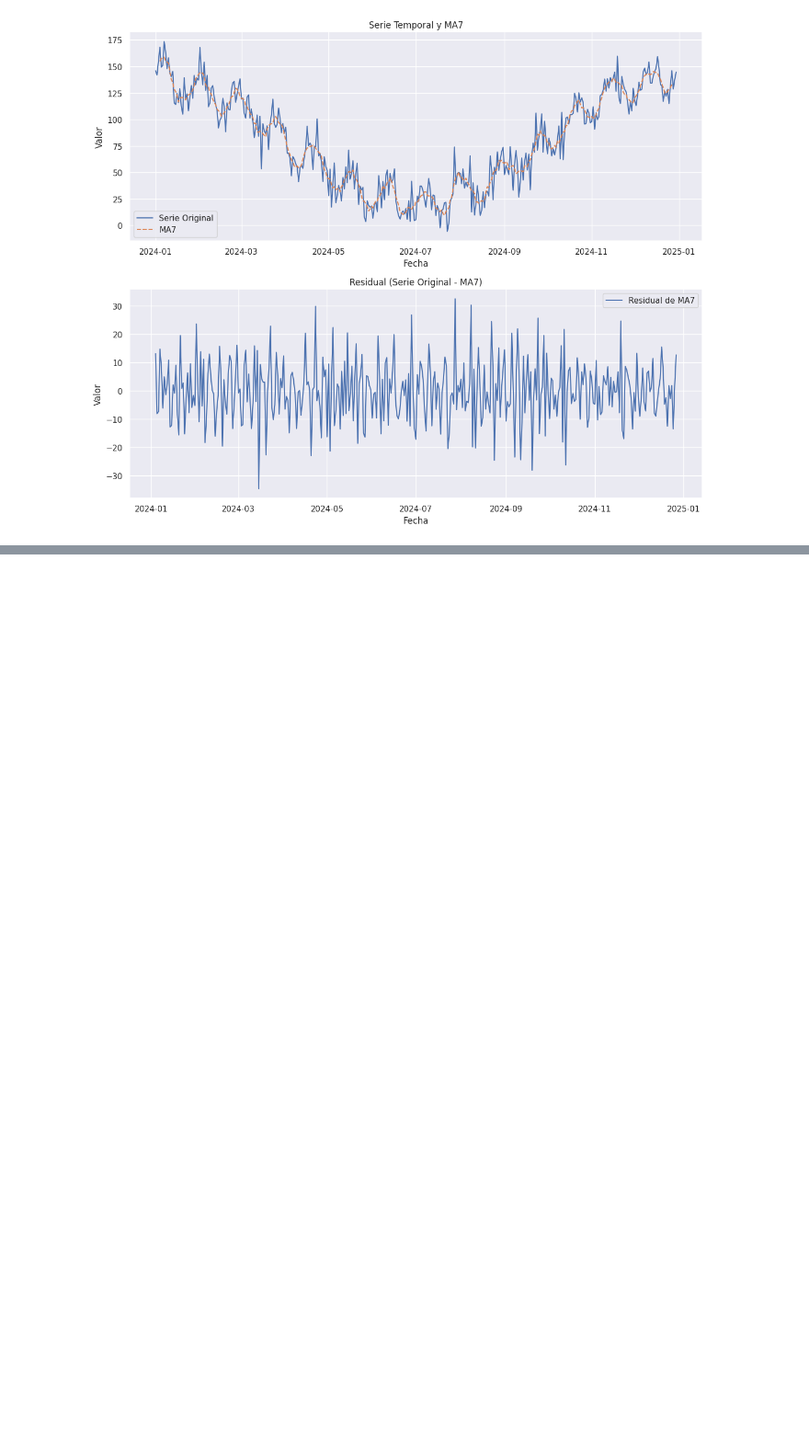
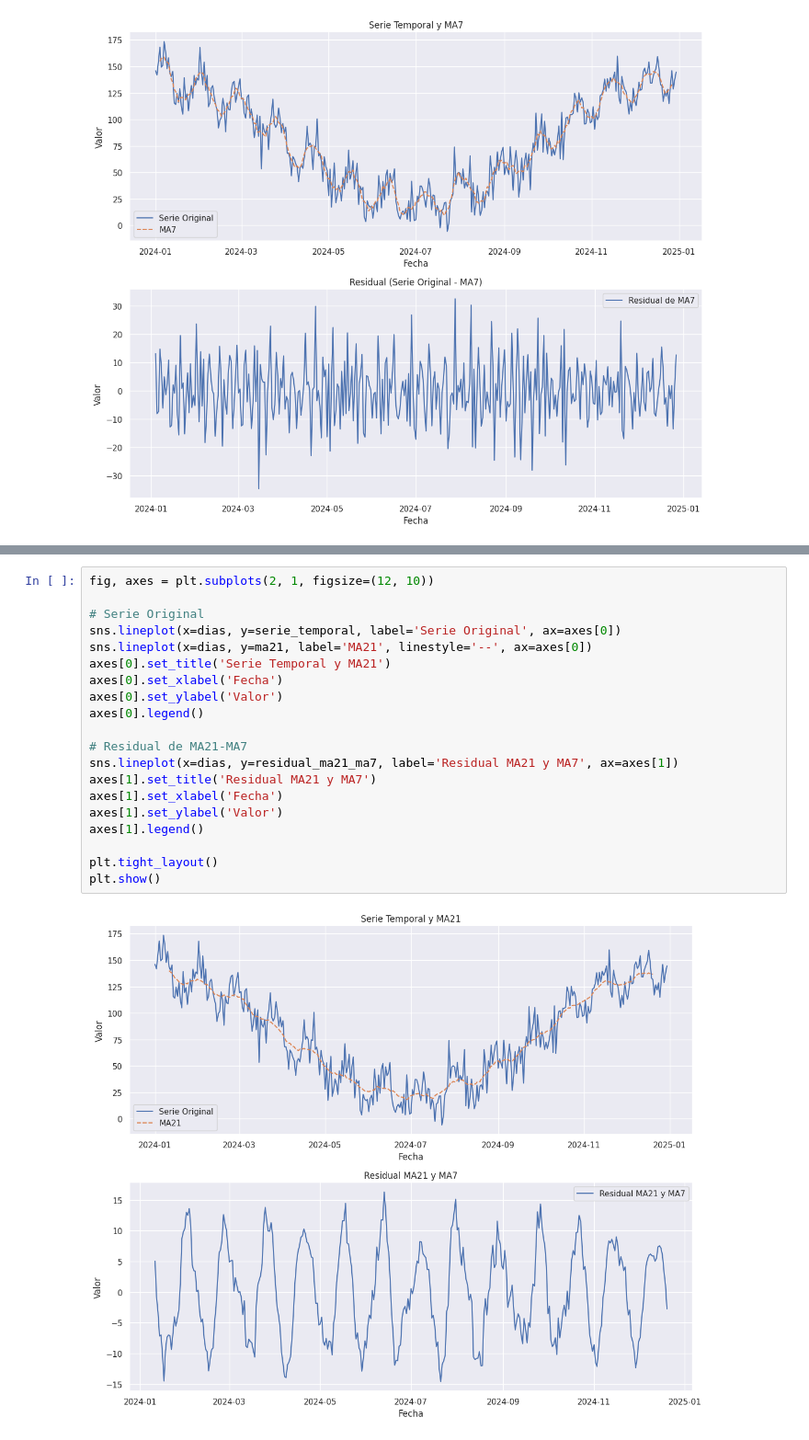
Before and after one commit to matuneville/Signal-Processing-and-Time-Series, a Jupyter notebook: procesamiento_de_señales/DGP-sintetico/media_movil_filtro.ipynb, the cells around one changed output, grey strips where cells are left out. Shown at 92% size. Drawn from its saved outputs; the diff is of its cells as text; blank space fills up the shorter version.

```diff
--- a/procesamiento_de_señales/DGP-sintetico/media_movil_filtro.ipynb
+++ b/procesamiento_de_señales/DGP-sintetico/media_movil_filtro.ipynb
@@ -57,0 +65,22 @@ plt.show()
+# %%
+fig, axes = plt.subplots(2, 1, figsize=(12, 10))
+
+# Serie Original
+sns.lineplot(x=dias, y=serie_temporal, label='Serie Original', ax=axes[0])
+sns.lineplot(x=dias, y=ma21, label='MA21', linestyle='--', ax=axes[0])
+axes[0].set_title('Serie Temporal y MA21')
+axes[0].set_xlabel('Fecha')
+axes[0].set_ylabel('Valor')
+axes[0].legend()
+
+# Residual de MA21-MA7
+sns.lineplot(x=dias, y=residual_ma21_ma7, label='Residual MA21 y MA7', ax=axes[1])
+axes[1].set_title('Residual MA21 y MA7')
+axes[1].set_xlabel('Fecha')
+axes[1].set_ylabel('Valor')
+axes[1].legend()
+
+plt.tight_layout()
+plt.show()
+# %% [output]
+[figure, added]
```
Also changed, not shown: parts of 4 cells of this notebook.
